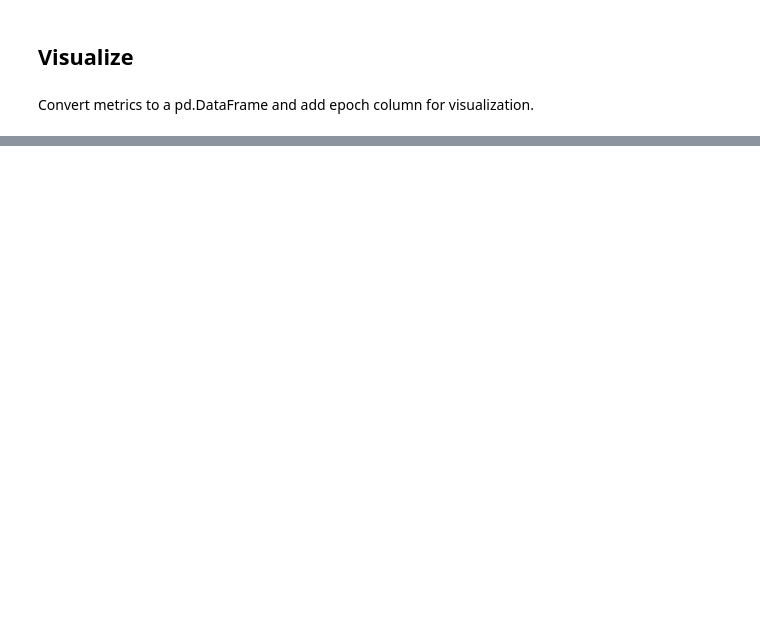
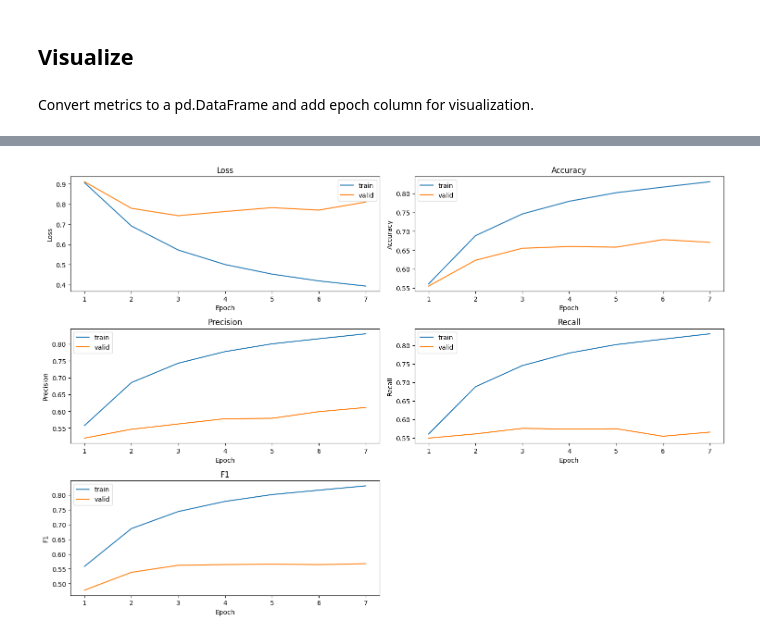
Before and after one commit to tikadatta2005/CNN-Action-Recognition, a Jupyter notebook: experiments/norm_do_img64_c4_lr0.005_os.ipynb, the cells around one changed output, grey strips where cells are left out. Drawn from its saved outputs; the diff is of its cells as text; code cells hidden in the pictures; blank space fills up the shorter version.

```diff
--- a/experiments/norm_do_img64_c4_lr0.005_os.ipynb
+++ b/experiments/norm_do_img64_c4_lr0.005_os.ipynb
@@ -112,7 +112,7 @@ metrics = trainer(
     save_dir="../models/norm_img64_c4_lr_0.005_os/",
     save_checkpoints=2,
     checkpoint_name="norm_64x64_train_0_",
-    early_stop_patience = 5,
+    early_stop_patience = 20,
     min_delta = 0.01
 )
 # %% [output]
@@ -139,32 +149,34 @@ to_viz = [
     "f1"
 ]
 
 for i, metric in enumerate(to_viz):
 
     ax = axes[i]
 
     sns.lineplot(
         data=metrics,
         x="epoch",
         y=f"training_{metric}",
         ax=ax,
         label="train"
     )
 
     sns.lineplot(
         data=metrics,
         x="epoch",
-        y=f"test_{metric}",
+        y=f"valid_{metric}",
         ax=ax,
-        label="test"
+        label="valid"
     )
 
     ax.set_title(metric.capitalize())
     ax.set_xlabel("Epoch")
     ax.set_ylabel(metric.capitalize())
 
 # Hide unused subplot (6th slot)
 axes[-1].axis("off")
 
 plt.tight_layout()
 plt.show()
+# %% [output]
+[figure, added]
```
Also changed, not shown: parts of 2 cells of this notebook, 6 other files.
